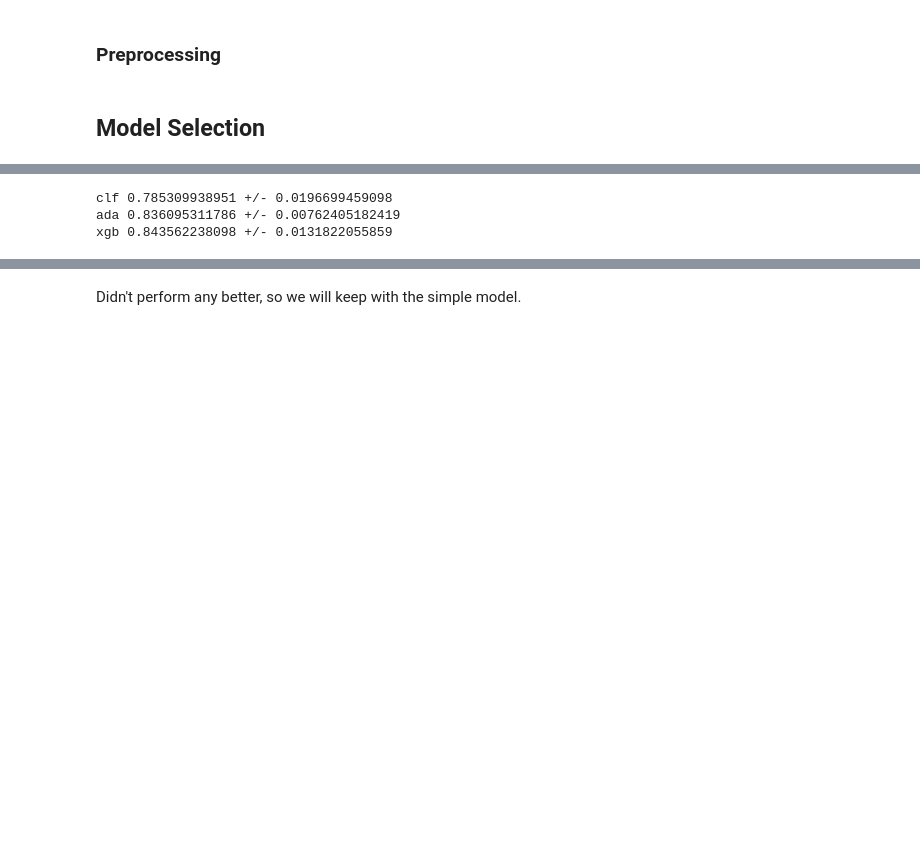
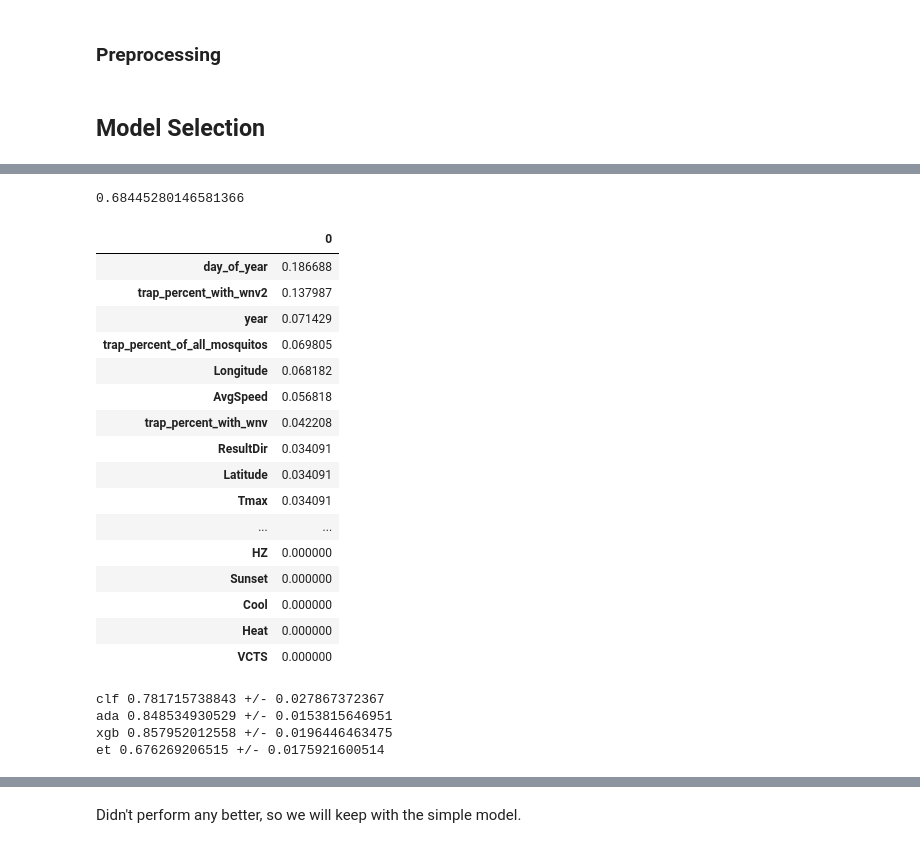
Before and after one commit to cpleasants/west-nile-virus-predictions, a Jupyter notebook: West Nile Virus Predictions.ipynb, the cells around one changed output, grey strips where cells are left out. Drawn from its saved outputs; the diff is of its cells as text; code cells hidden in the pictures; blank space fills up the shorter version.

```diff
--- a/West Nile Virus Predictions.ipynb
+++ b/West Nile Virus Predictions.ipynb
@@ -248,13 +289,42 @@ metrics.roc_auc_score(y_test, predict[:,1])
+# %%
+#Extra Trees
+et = tree.ExtraTreeClassifier()
+et.fit(X_train, y_train)
+predict = dtree.predict_proba(X_test)
+metrics.roc_auc_score(y_test, predict[:,1])
+# %% [output]
+0.68445280146581366
+# %%
+pd.DataFrame(xgb.feature_importances_, index=X.columns).sort_values(by=0, ascending=False)
+# %% [output]
+|  | 0 |
+| day_of_year | 0.186688 |
+| trap_percent_with_wnv2 | 0.137987 |
+| year | 0.071429 |
+| trap_percent_of_all_mosquitos | 0.069805 |
+| Longitude | 0.068182 |
+| AvgSpeed | 0.056818 |
+| trap_percent_with_wnv | 0.042208 |
+| ResultDir | 0.034091 |
+| Latitude | 0.034091 |
+| Tmax | 0.034091 |
+| ... | ... |
+| HZ | 0.000000 |
+| Sunset | 0.000000 |
+| Cool | 0.000000 |
+| Heat | 0.000000 |
+| VCTS | 0.000000 |
 # %%
 #Cross-validated scores
 cv = model_selection.StratifiedKFold(shuffle=True, n_splits=5)
-for model, name in zip([clf, ada, xgb], ['clf', 'ada', 'xgb']):
+for model, name in zip([clf, ada, xgb, et], ['clf', 'ada', 'xgb', 'et']):
     score = model_selection.cross_val_score(model, X, y, cv=cv, scoring='roc_auc')
     print name, score.mean(), '+/-', score.std()
 # %% [output]
-clf 0.785309938951 +/- 0.0196699459098
-ada 0.836095311786 +/- 0.00762405182419
-xgb 0.843562238098 +/- 0.0131822055859
+clf 0.781715738843 +/- 0.027867372367
+ada 0.848534930529 +/- 0.0153815646951
+xgb 0.857952012558 +/- 0.0196446463475
+et 0.676269206515 +/- 0.0175921600514
 # %%
 #Grid-Search to find best parameters
 cv = model_selection.StratifiedKFold(shuffle=True, n_splits=5)
```
Also changed, not shown: parts of 141 cells of this notebook, 4 other files.
